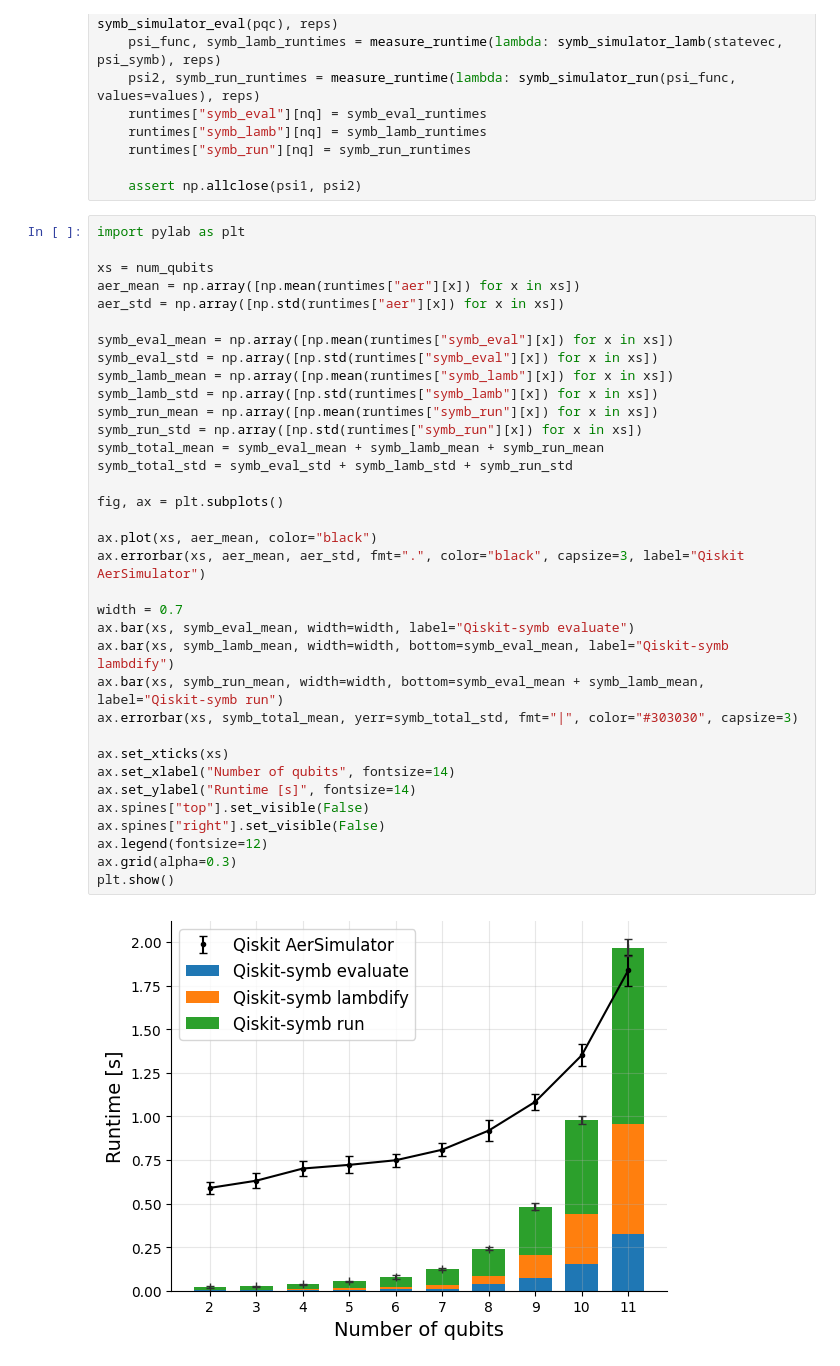
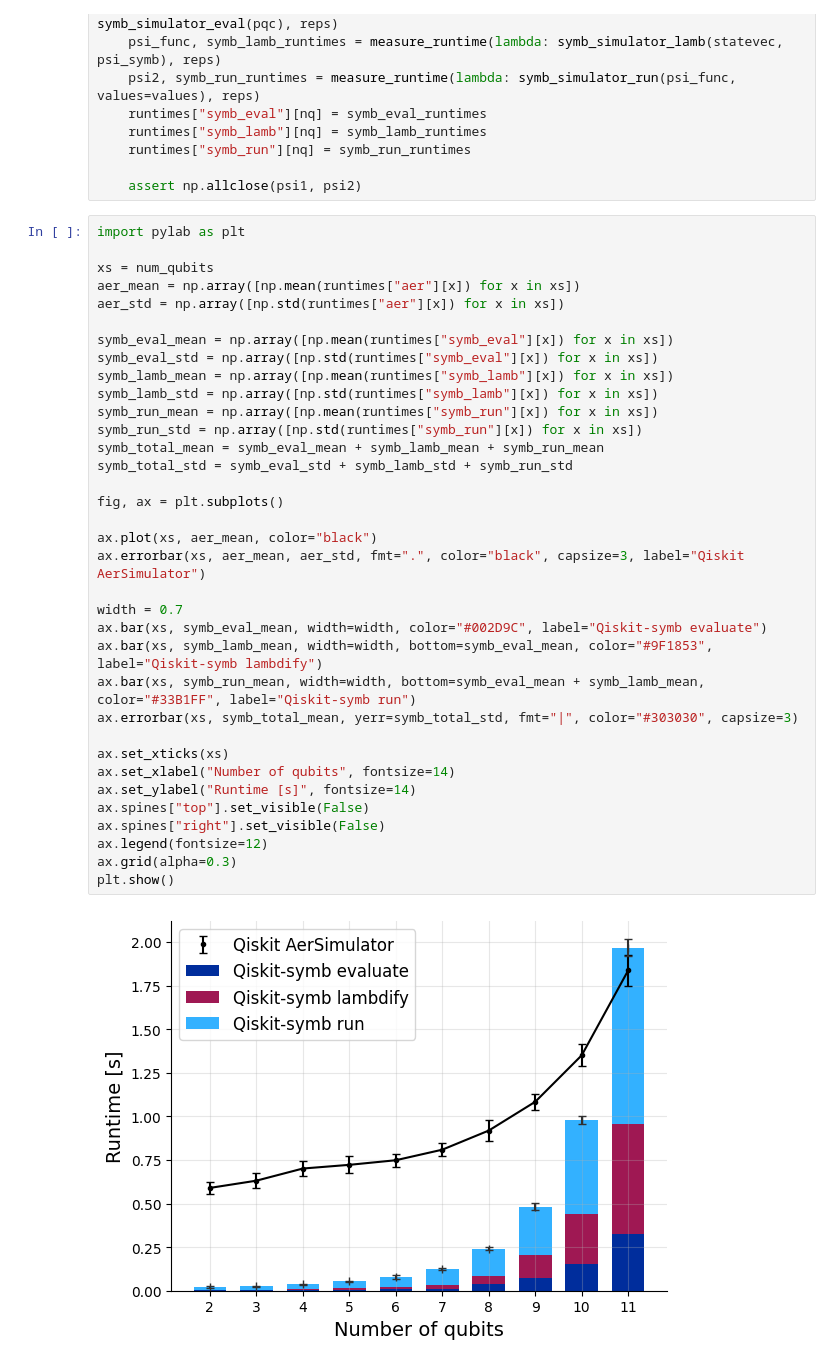
Before and after one commit to SimoneGasperini/qiskit-symb, a Jupyter notebook: performance_benchmark.ipynb, the cells around one changed output. Drawn from its saved outputs; the diff is of its cells as text.

Commit message:
Fix colors

```diff
--- a/performance_benchmark.ipynb
+++ b/performance_benchmark.ipynb
@@ -76,34 +76,34 @@ import pylab as plt
 xs = num_qubits
 aer_mean = np.array([np.mean(runtimes["aer"][x]) for x in xs])
 aer_std = np.array([np.std(runtimes["aer"][x]) for x in xs])
 
 symb_eval_mean = np.array([np.mean(runtimes["symb_eval"][x]) for x in xs])
 symb_eval_std = np.array([np.std(runtimes["symb_eval"][x]) for x in xs])
 symb_lamb_mean = np.array([np.mean(runtimes["symb_lamb"][x]) for x in xs])
 symb_lamb_std = np.array([np.std(runtimes["symb_lamb"][x]) for x in xs])
 symb_run_mean = np.array([np.mean(runtimes["symb_run"][x]) for x in xs])
 symb_run_std = np.array([np.std(runtimes["symb_run"][x]) for x in xs])
 symb_total_mean = symb_eval_mean + symb_lamb_mean + symb_run_mean
 symb_total_std = symb_eval_std + symb_lamb_std + symb_run_std
 
 fig, ax = plt.subplots()
 
 ax.plot(xs, aer_mean, color="black")
 ax.errorbar(xs, aer_mean, aer_std, fmt=".", color="black", capsize=3, label="Qiskit AerSimulator")
 
 width = 0.7
-ax.bar(xs, symb_eval_mean, width=width, label="Qiskit-symb evaluate")
-ax.bar(xs, symb_lamb_mean, width=width, bottom=symb_eval_mean, label="Qiskit-symb lambdify")
-ax.bar(xs, symb_run_mean, width=width, bottom=symb_eval_mean + symb_lamb_mean, label="Qiskit-symb run")
+ax.bar(xs, symb_eval_mean, width=width, color="#002D9C", label="Qiskit-symb evaluate")
+ax.bar(xs, symb_lamb_mean, width=width, bottom=symb_eval_mean, color="#9F1853", label="Qiskit-symb lambdify")
+ax.bar(xs, symb_run_mean, width=width, bottom=symb_eval_mean + symb_lamb_mean, color="#33B1FF", label="Qiskit-symb run")
 ax.errorbar(xs, symb_total_mean, yerr=symb_total_std, fmt="|", color="#303030", capsize=3)
 
 ax.set_xticks(xs)
 ax.set_xlabel("Number of qubits", fontsize=14)
 ax.set_ylabel("Runtime [s]", fontsize=14)
 ax.spines["top"].set_visible(False)
 ax.spines["right"].set_visible(False)
 ax.legend(fontsize=12)
 ax.grid(alpha=0.3)
 plt.show()
 # %% [output]
-[figure, old version]
+[figure, new version]
```
